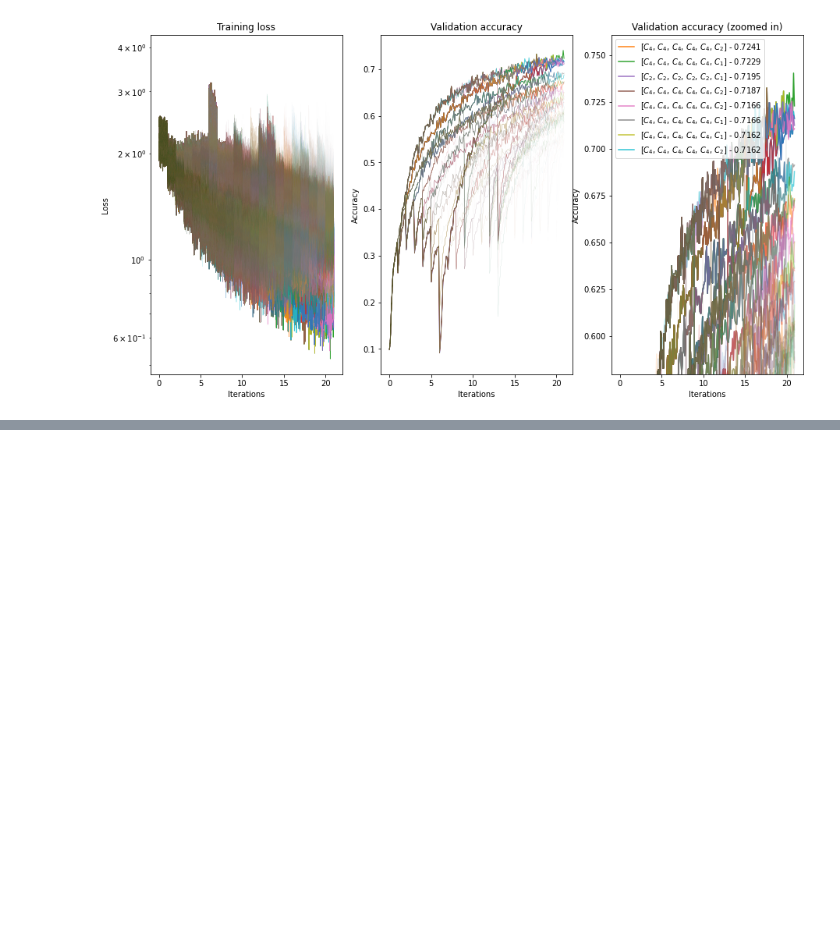
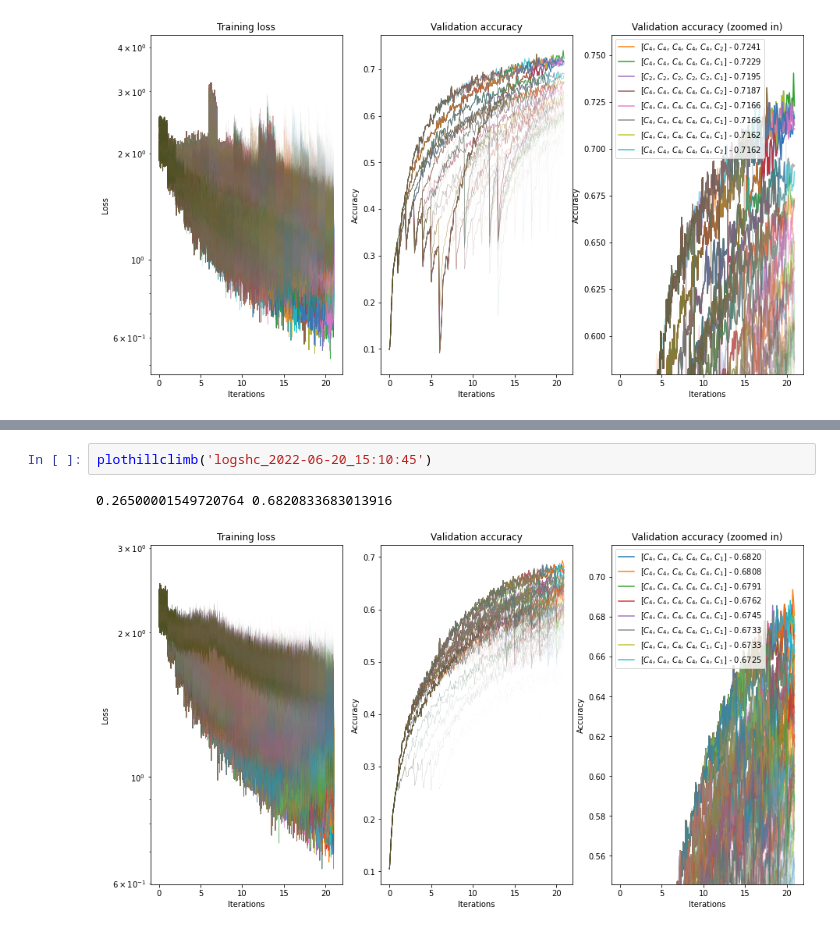
Before and after one commit to k8lion/equiNAS, a Jupyter notebook: plot.ipynb, the cells around one changed output, grey strips where cells are left out. Cells and saved outputs as stored; diff of their text form; blank space fills up the shorter version.

```diff
--- a/plot.ipynb
+++ b/plot.ipynb
@@ -162,0 +162,5 @@ plothillclimb('logshc_2022-06-15_13:58:22')
+# %%
+plothillclimb('logshc_2022-06-20_15:10:45')
+# %% [output]
+0.26500001549720764 0.6820833683013916
+[figure, added]
```
Also changed, not shown: parts of 4 cells of this notebook, 3 other files.
